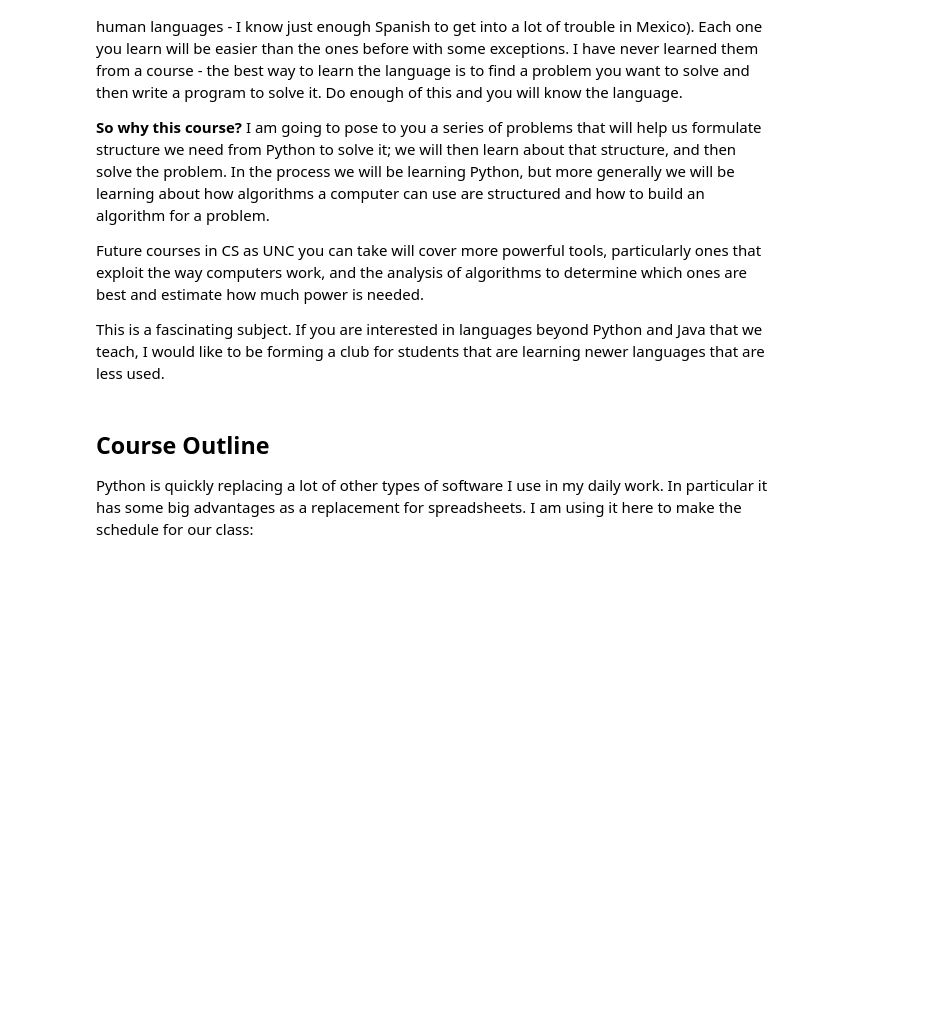
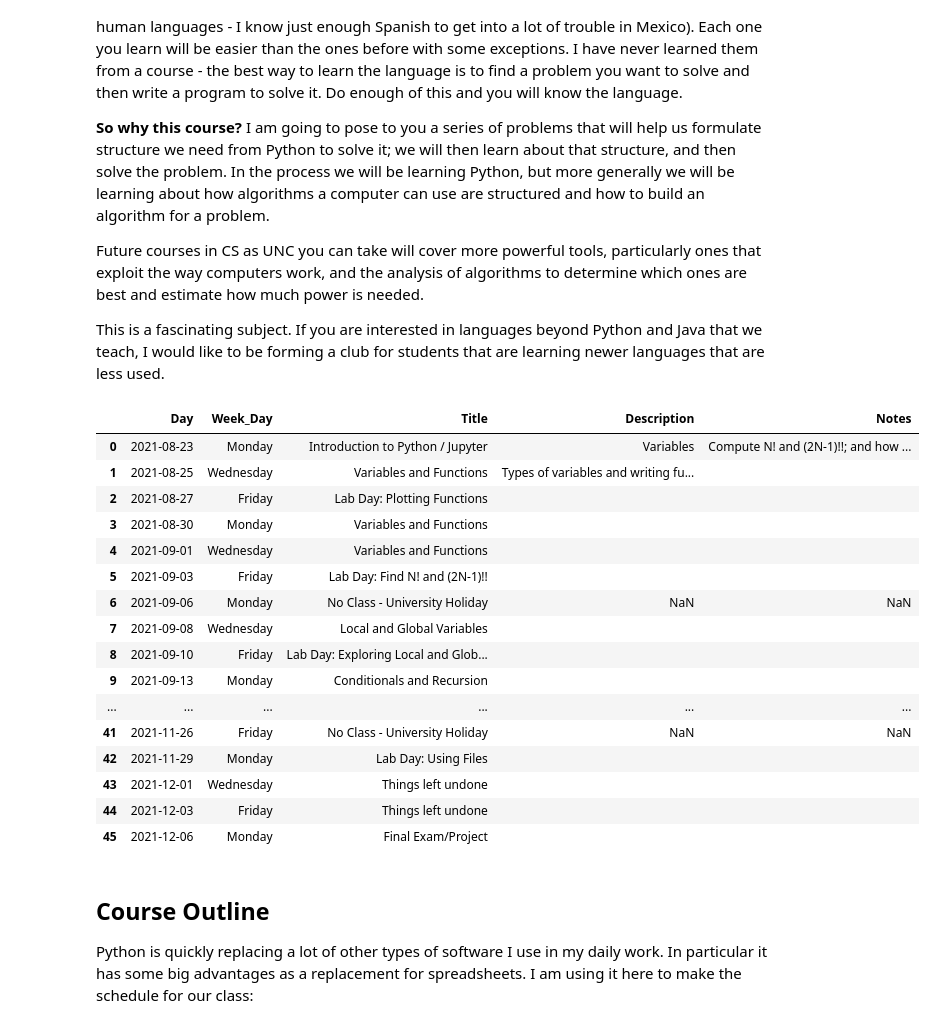
Before and after one commit to virgilpierce/CS_120, a Jupyter notebook: CS_120 Syllabus.ipynb, the cells around one changed output. Drawn from its saved outputs; the diff is of its cells as text; code cells hidden in the pictures; blank space fills up the shorter version.

Commit message:
Course schedule set

```diff
--- a/CS_120 Syllabus.ipynb
+++ b/CS_120 Syllabus.ipynb
@@ -150,6 +150,27 @@ A caveate about the course and this topic:  I have learned 8 computer languages
 Future courses in CS as UNC you can take will cover more powerful tools, particularly ones that exploit the way computers work, and the analysis of algorithms to determine which ones are best and estimate how much power is needed.
 
 This is a fascinating subject. If you are interested in languages beyond Python and Java that we teach, I would like to be forming a club for students that are learning newer languages that are less used.
+# %%
+import CS_120_Schedule
+CS_120_Schedule.schedule
+# %% [output]
+|  | Day | Week_Day | Title | Description | Notes |
+| 0 | 2021-08-23 | Monday | Introduction to Python / Jupyter | Variables | Compute N! and (2N-1)!!; and how ... |
+| 1 | 2021-08-25 | Wednesday | Variables and Functions | Types of variables and writing fu... |  |
+| 2 | 2021-08-27 | Friday | Lab Day: Plotting Functions |  |  |
+| 3 | 2021-08-30 | Monday | Variables and Functions |  |  |
+| 4 | 2021-09-01 | Wednesday | Variables and Functions |  |  |
+| 5 | 2021-09-03 | Friday | Lab Day: Find N! and (2N-1)!! |  |  |
+| 6 | 2021-09-06 | Monday | No Class - University Holiday | NaN | NaN |
+| 7 | 2021-09-08 | Wednesday | Local and Global Variables |  |  |
+| 8 | 2021-09-10 | Friday | Lab Day: Exploring Local and Glob... |  |  |
+| 9 | 2021-09-13 | Monday | Conditionals and Recursion |  |  |
+| ... | ... | ... | ... | ... | ... |
+| 41 | 2021-11-26 | Friday | No Class - University Holiday | NaN | NaN |
+| 42 | 2021-11-29 | Monday | Lab Day: Using Files |  |  |
+| 43 | 2021-12-01 | Wednesday | Things left undone |  |  |
+| 44 | 2021-12-03 | Friday | Things left undone |  |  |
+| 45 | 2021-12-06 | Monday | Final Exam/Project |  |  |
 # %% [markdown]
 ## Course Outline
 
```
Also changed, not shown: 2 other files.
